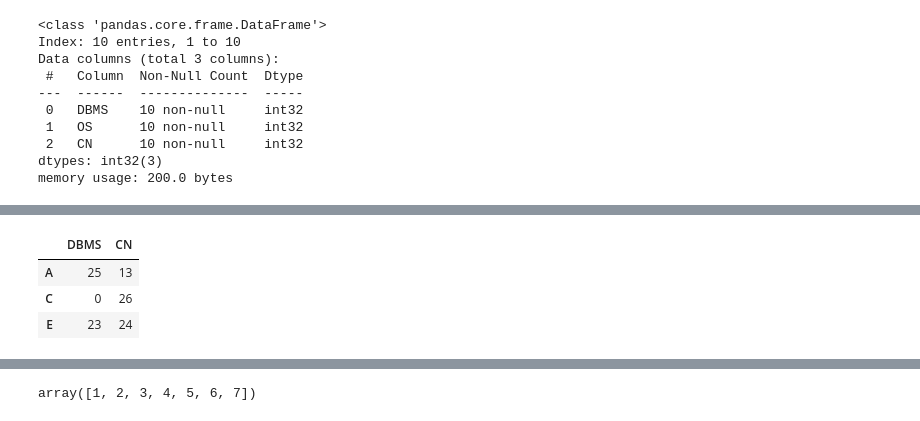
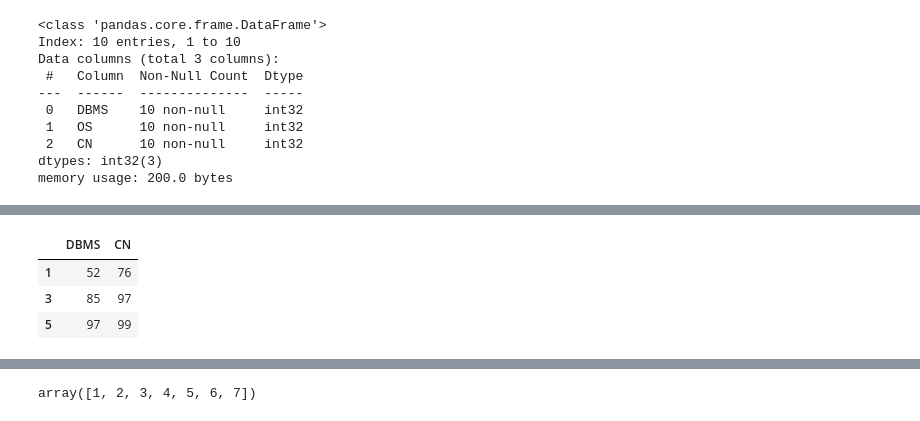
Before and after one commit to gpalakgupta/python-ml, a Jupyter notebook: pandas.ipynb, the cells around one changed output, grey strips where cells are left out. Drawn from its saved outputs; the diff is of its cells as text; code cells hidden in the pictures.

```diff
--- a/pandas.ipynb
+++ b/pandas.ipynb
@@ -391,10 +376,10 @@ df.iloc[[3,1,4,2]]
 # %%
-df.iloc[[0,2,4],[0,2]]
+df2.iloc[[0,2,4],[0,2]]
 # %% [output]
 |  | DBMS | CN |
-| A | 25 | 13 |
-| C | 0 | 26 |
-| E | 23 | 24 |
+| 1 | 52 | 76 |
+| 3 | 85 | 97 |
+| 5 | 97 | 99 |
 # %%
 df.iloc[::2,::2]
 # %% [output]
```
Also changed, not shown: parts of 44 cells of this notebook.
